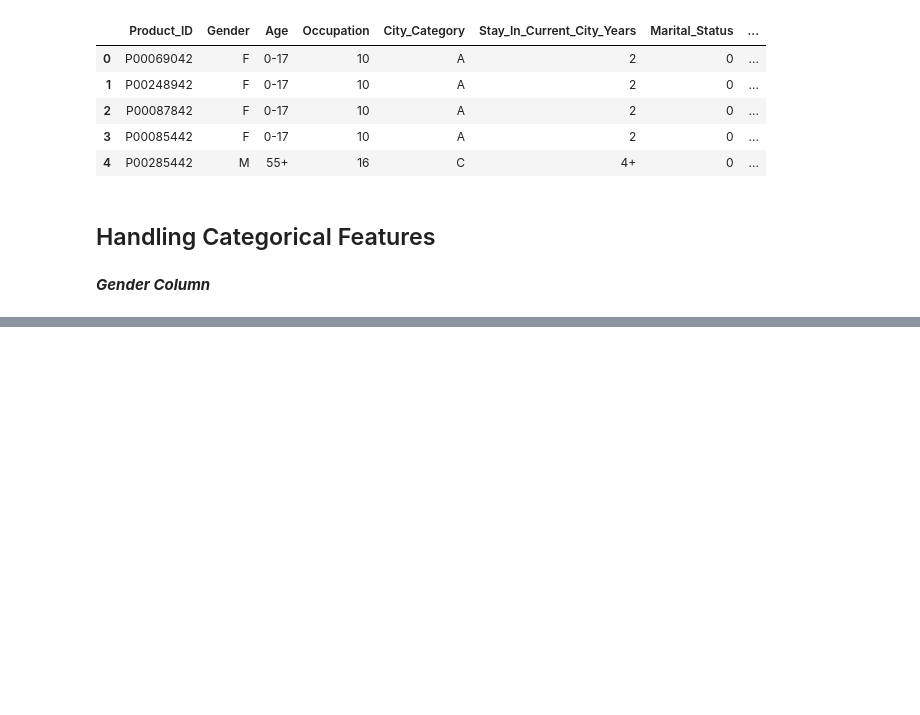
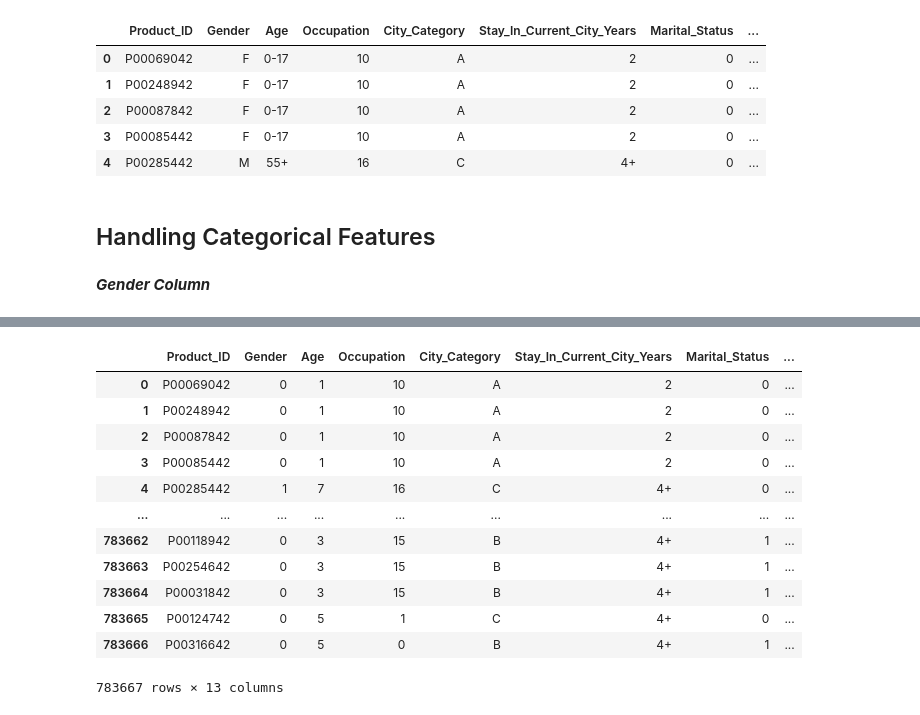
Before and after one commit to Somesh-Salunkhe/EDA_Black_Friday_Dataset, a Jupyter notebook: Exploratory_data_analysis.ipynb, the cells around one changed output, grey strips where cells are left out. Drawn from its saved outputs; the diff is of its cells as text; code cells hidden in the pictures; blank space fills up the shorter version.

```diff
--- a/Exploratory_data_analysis.ipynb
+++ b/Exploratory_data_analysis.ipynb
@@ -122,3 +123,7 @@ data.head()
 ## Handling Categorical Features
 # %% [markdown]
 ***Gender Column***
+# %%
+# Encoding of Gender column
+data.Gender = data.Gender.map({'F': 0, 'M' : 1})
+data.head()
@@ -124,0 +144,4 @@ data.head()
+# %%
+# Encoding Age column
+# This way of encoding is called target guiding
+data.Age = data.Age.map({'0-17': 1, '18-25' : 2, '26-35' : 3, '36-45': 4,  '46-50' : 5, '51-55' : 6, '55+' : 7})
@@ -124,0 +168,4 @@ data.head()
+# %%
+# Using get_dummies()
+city = pd.get_dummies(data['City_Category'], drop_first=True, dtype=int).rename(columns={'B': 'City_Category_B', 'C': 'City_Category_C'})
+city.head()
@@ -124,0 +179,18 @@ data.head()
+# %%
+# Concating dummies with main data set
+data = pd.concat([data, city], axis='columns')
+data
+# %% [output]
+|  | Product_ID | Gender | Age | Occupation | City_Category | Stay_In_Current_City_Years | Marital_Status | ... |
+| 0 | P00069042 | 0 | 1 | 10 | A | 2 | 0 | ... |
+| 1 | P00248942 | 0 | 1 | 10 | A | 2 | 0 | ... |
+| 2 | P00087842 | 0 | 1 | 10 | A | 2 | 0 | ... |
+| 3 | P00085442 | 0 | 1 | 10 | A | 2 | 0 | ... |
+| 4 | P00285442 | 1 | 7 | 16 | C | 4+ | 0 | ... |
+| ... | ... | ... | ... | ... | ... | ... | ... | ... |
+| 783662 | P00118942 | 0 | 3 | 15 | B | 4+ | 1 | ... |
+| 783663 | P00254642 | 0 | 3 | 15 | B | 4+ | 1 | ... |
+| 783664 | P00031842 | 0 | 3 | 15 | B | 4+ | 1 | ... |
+| 783665 | P00124742 | 0 | 5 | 1 | C | 4+ | 0 | ... |
+| 783666 | P00316642 | 0 | 5 | 0 | B | 4+ | 1 | ... |
+783667 rows × 13 columns
```
Also changed, not shown: parts of 10 cells of this notebook, 1 other file.
